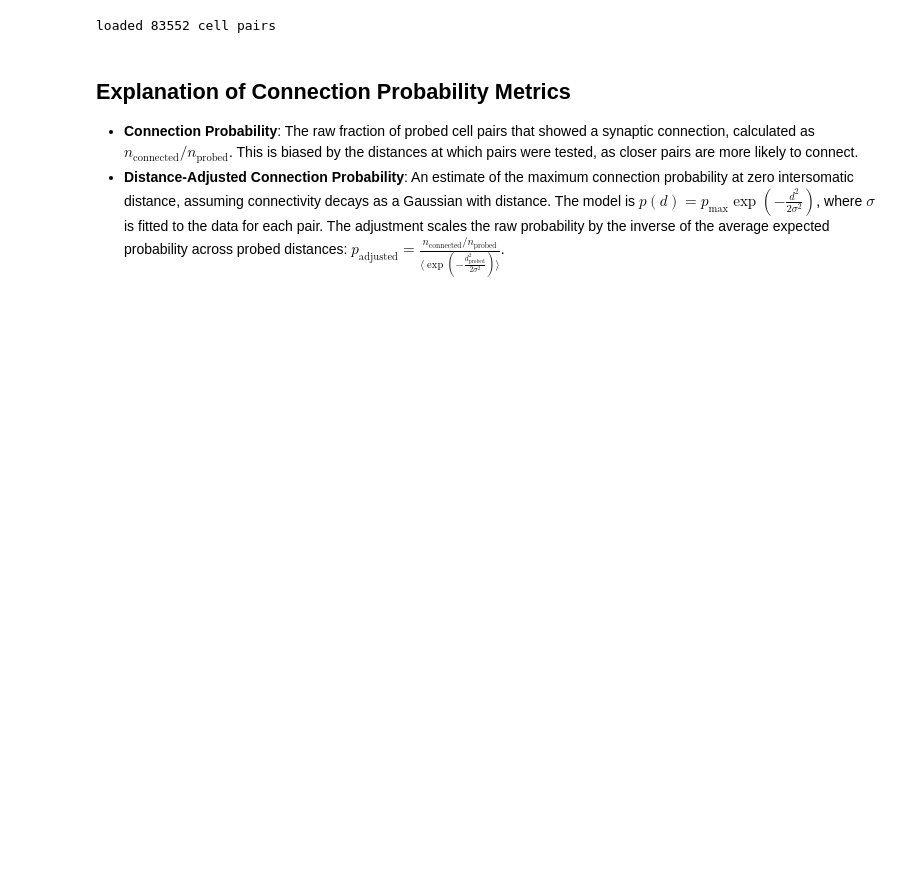
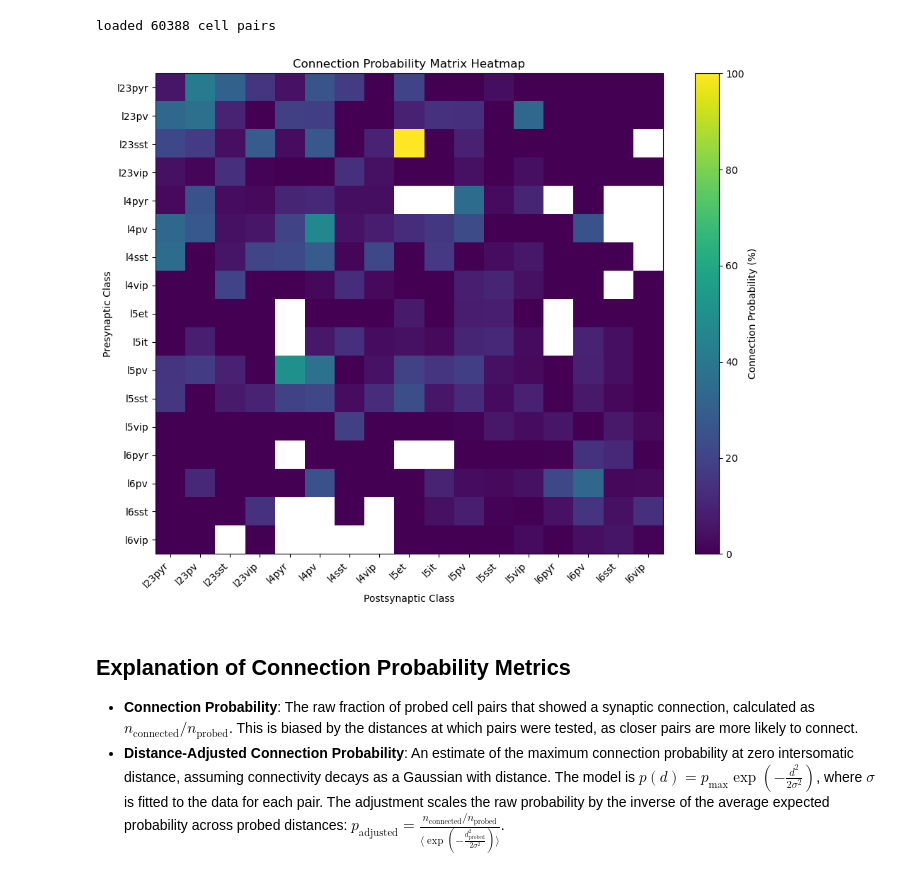
Before and after one commit to cyneuro/Allen-Database-Notebooks, a Jupyter notebook: Connections/connections.ipynb, the cells around one changed output. Cells and saved outputs as stored; diff of their text form; code cells hidden in the pictures; blank space fills up the shorter version.

```diff
--- a/Connections/connections.ipynb
+++ b/Connections/connections.ipynb
@@ -11,12 +12,12 @@ warnings.filterwarnings('ignore')
 # Download and cache the sqlite file
 db = SynphysDatabase.load_current('small')
 
-# Load all cell pairs associated with mouse V1 projects
-mouse_pairs = db.pair_query(project_name=["mouse V1 coarse matrix", "mouse V1 pre-production"]).all()
+# Load all cell pairs associated with mouse V1 projects that are not eletrical synapses!
+mouse_pairs = db.pair_query(project_name=["mouse V1 coarse matrix", "mouse V1 pre-production"], electrical=False).all()
 
 print("loaded %d cell pairs" % len(mouse_pairs))
 # %% [output]
-loaded 83552 cell pairs
+loaded 60388 cell pairs
 # %%
 cell_class_criteria = {
     'l23pyr': {'dendrite_type': 'spiny',       'cortical_layer': '2/3'},
@@ -39,6 +40,44 @@ cell_class_criteria = {
 }
 # %%
 cell_classes = {name:CellClass(name=name, **criteria) for name,criteria in cell_class_criteria.items()}
+# %%
+# Group all cells by selected classes
+cell_groups = classify_cells(cell_classes.values(), pairs=mouse_pairs)
+
+# Group pairs into (pre_class, post_class) groups
+pair_groups = classify_pairs(mouse_pairs, cell_groups)
+
+# analyze matrix elements with fitted Gaussian model
+results = measure_connectivity(pair_groups, sigma=None, fit_model=GaussianModel, dist_measure='lateral_distance')
+# %%
+# Create connection probability matrix for all cell classes
+classes = list(cell_classes.keys())
+conn_matrix = pd.DataFrame(index=classes, columns=classes, dtype=float)
+
+for pre_name in classes:
+    for post_name in classes:
+        pre_cls = cell_classes[pre_name]
+        post_cls = cell_classes[post_name]
+        key = (pre_cls, post_cls)
+        if key in results:
+            conn_matrix.loc[pre_name, post_name] = results[key]['connection_probability'][0] * 100  # as percentage
+        else:
+            conn_matrix.loc[pre_name, post_name] = np.nan
+
+
+# Visualize the connection matrix as a heatmap
+plt.figure(figsize=(10, 8))
+plt.imshow(conn_matrix.values, cmap='viridis', aspect='auto')
+plt.colorbar(label='Connection Probability (%)')
+plt.xticks(range(len(classes)), classes, rotation=45, ha='right')
+plt.yticks(range(len(classes)), classes)
+plt.xlabel('Postsynaptic Class')
+plt.ylabel('Presynaptic Class')
+plt.title('Connection Probability Matrix Heatmap')
+plt.tight_layout()
+plt.show()
+# %% [output]
+[figure, added]
 # %%
 # pick cell class we want to analysis
 
```
Also changed, not shown: parts of 4 cells of this notebook, 1 other file.
